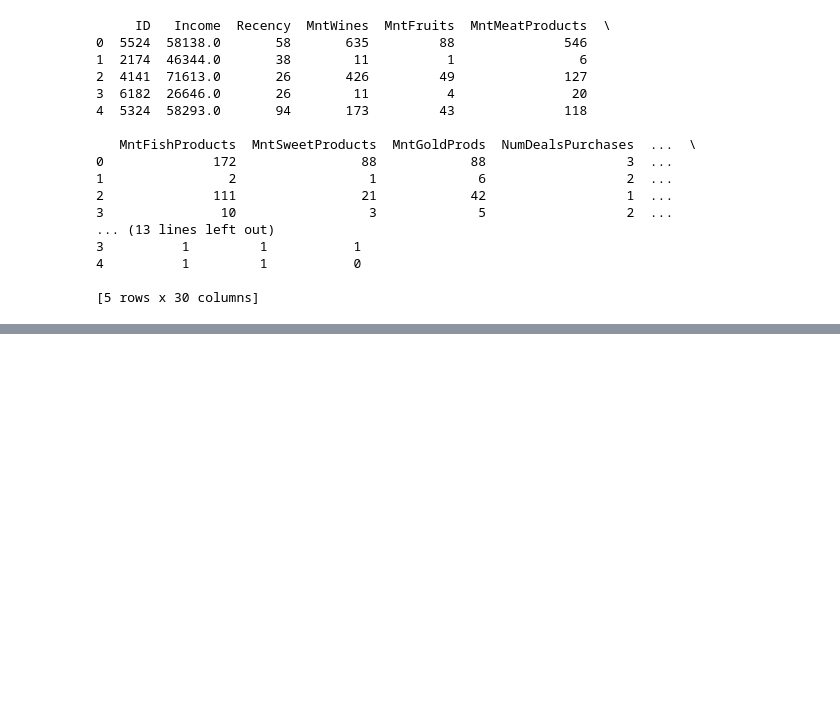
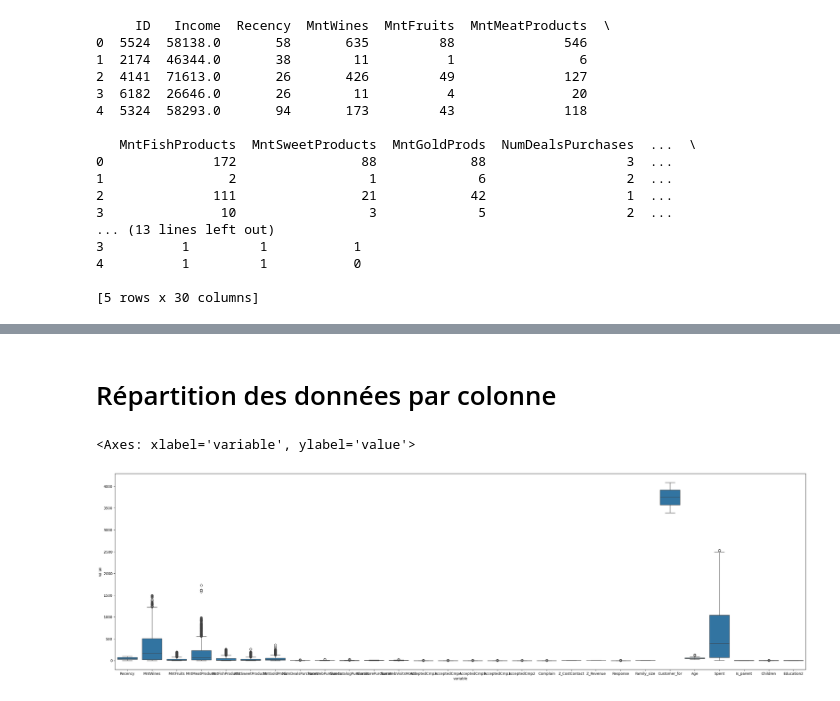
Before and after one commit to MattisFernandez/Rush05, a Jupyter notebook: Notebook.ipynb, the cells around one changed output, grey strips where cells are left out. Drawn from its saved outputs; the diff is of its cells as text; code cells hidden in the pictures; blank space fills up the shorter version.

Commit message:
[UPD] | add boxplot and remove aberrant values

```diff
--- a/Notebook.ipynb
+++ b/Notebook.ipynb
@@ -92,0 +95,10 @@ plt.show()
+# %% [markdown]
+# Répartition des données par colonne
+# %%
+import seaborn as sns
+from matplotlib import rcParams
+rcParams['figure.figsize'] = 35, 10
+sns.boxplot(x='variable', y='value', data=pd.melt(data_encoded.drop(columns=["Income", "ID"])))
+# %% [output]
+<Axes: xlabel='variable', ylabel='value'>
+[figure, added]
```
Also changed, not shown: parts of 6 cells of this notebook.
